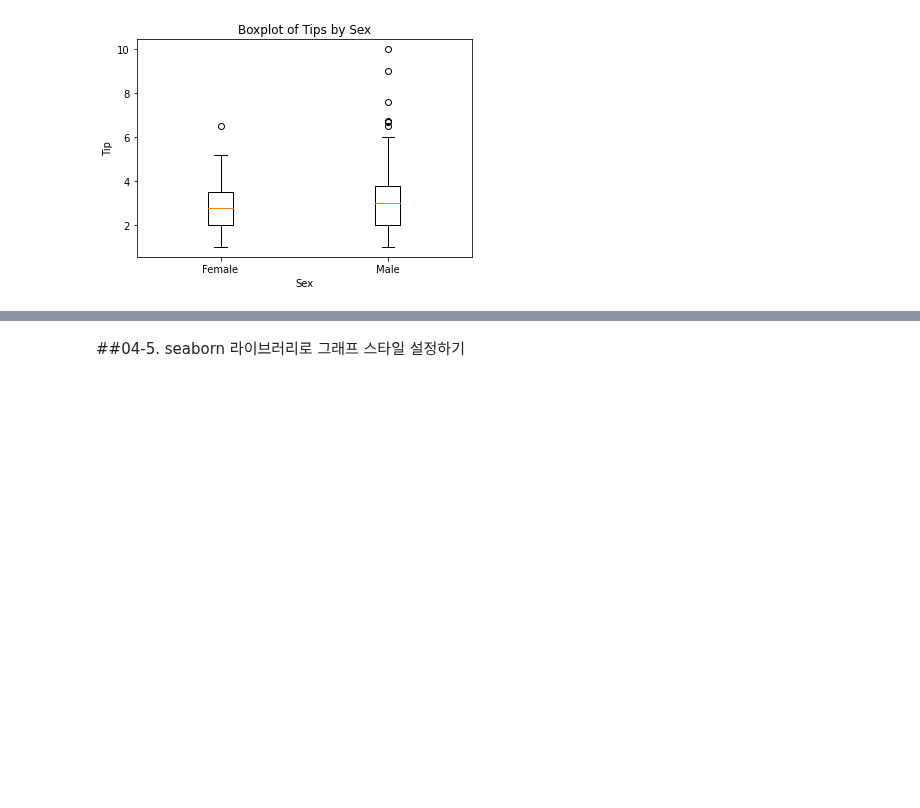
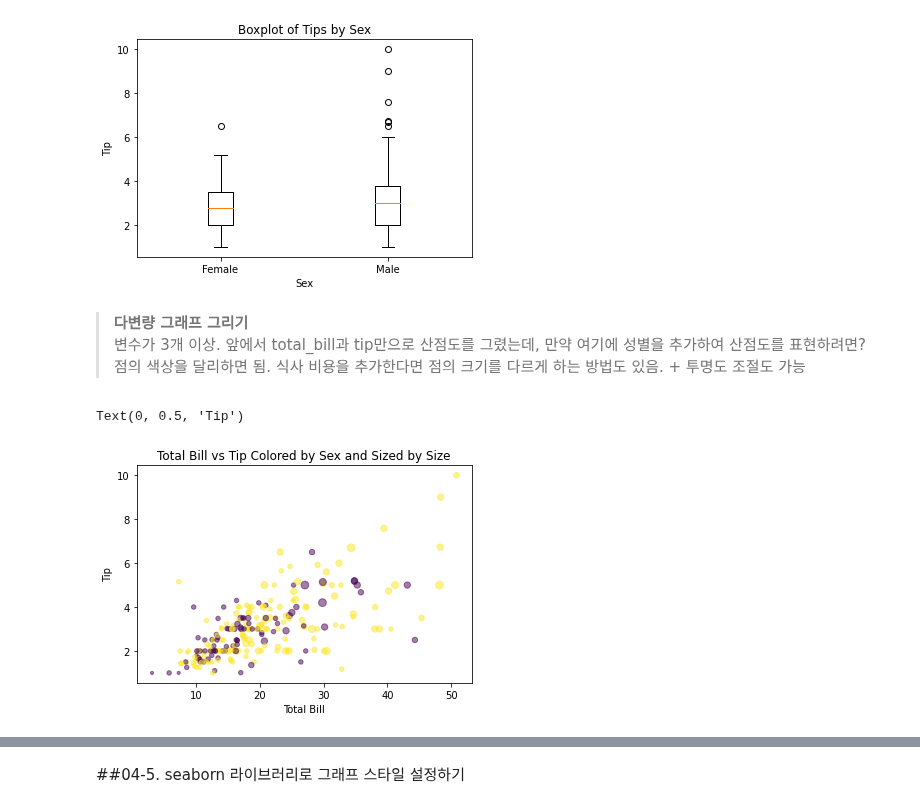
Before and after one commit to nyoons/ESAA, a Jupyter notebook: 2022_09_26_과제_두잇_판다스_입문.ipynb, the cells around one changed output, grey strips where cells are left out. Saved outputs shown, nothing was run; the diff lists cells and outputs as text; code cells hidden in the pictures; blank space fills up the shorter version.

```diff
--- a/2022_09_26_과제_두잇_판다스_입문.ipynb
+++ b/2022_09_26_과제_두잇_판다스_입문.ipynb
@@ -148,3 +149,35 @@ Text(0.5, 1.0, 'Boxplot of Tips by Sex')
 [figure]
 [figure]
 [figure]
+# %% [markdown]
+>**다변량 그래프 그리기**
+<br/>변수가 3개 이상. 앞에서 total_bill과 tip만으로 산점도를 그렸는데, 만약 여기에 성별을 추가하여 산점도를 표현하려면?
+<br/>점의 색상을 달리하면 됨. 식사 비용을 추가한다면 점의 크기를 다르게 하는 방법도 있음. + 투명도 조절도 가능
+# %%
+#01. 앞의 산점도 그래프에 성별을 새 변수로 추가. 색상으로 구분하자.
+#하지만 Female, Male과 같은 문자열은 산점도 그래프의 색상을 지정하는 값으로 사용 불가. 0,1 같은 정수를 사용.
+#그래서 우선 문자열을 정수로 치환하는 함수가 필요하다. female->0, male->1 반환하는 함수 만들자.
+def recode_sex(sex):
+  if sex=='Female':
+    return 0
+  else:
+    return 1
+
+#02. recode_sex 메서드가 반환한 값을 데이터프레임에 추가하자. sex_color 열을 추가해 생성하자.
+tips['sex_color']=tips['sex'].apply(recode_sex)
+
+#03. 테이블 당 인원수(size)도 그래프에 추가해보자. 점의 크기로 표현하자. s인자는 크기, c인자는 색상을 지정.
+scatter_plot=plt.figure()
+axes1=scatter_plot.add_subplot(1,1,1)
+axes1.scatter(
+    x=tips['total_bill'],
+    y=tips['tip'],
+    s=tips['size']*10,
+    c=tips['sex_color'],
+    alpha=0.5)
+axes1.set_title('Total Bill vs Tip Colored by Sex and Sized by Size')
+axes1.set_xlabel('Total Bill')
+axes1.set_ylabel('Tip')
+# %% [output]
+Text(0, 0.5, 'Tip')
+[figure, added]
```
Also changed, not shown: parts of 7 cells of this notebook.
